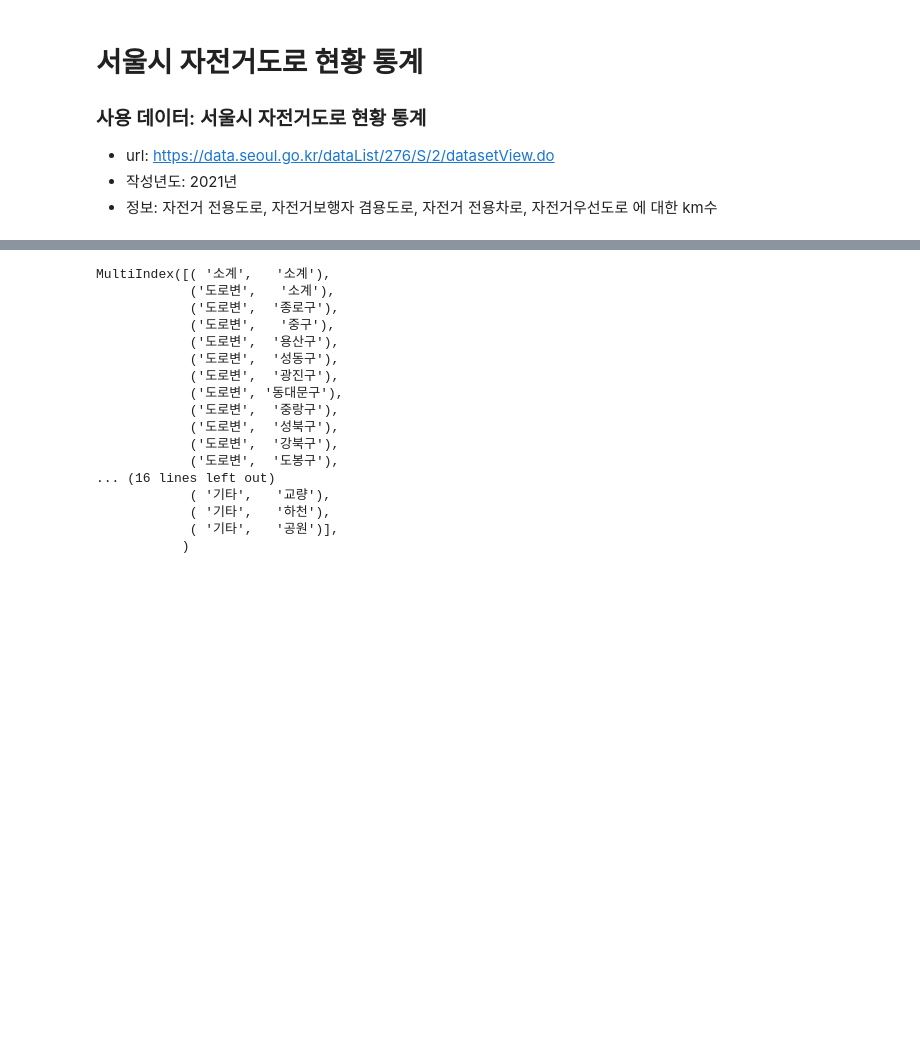
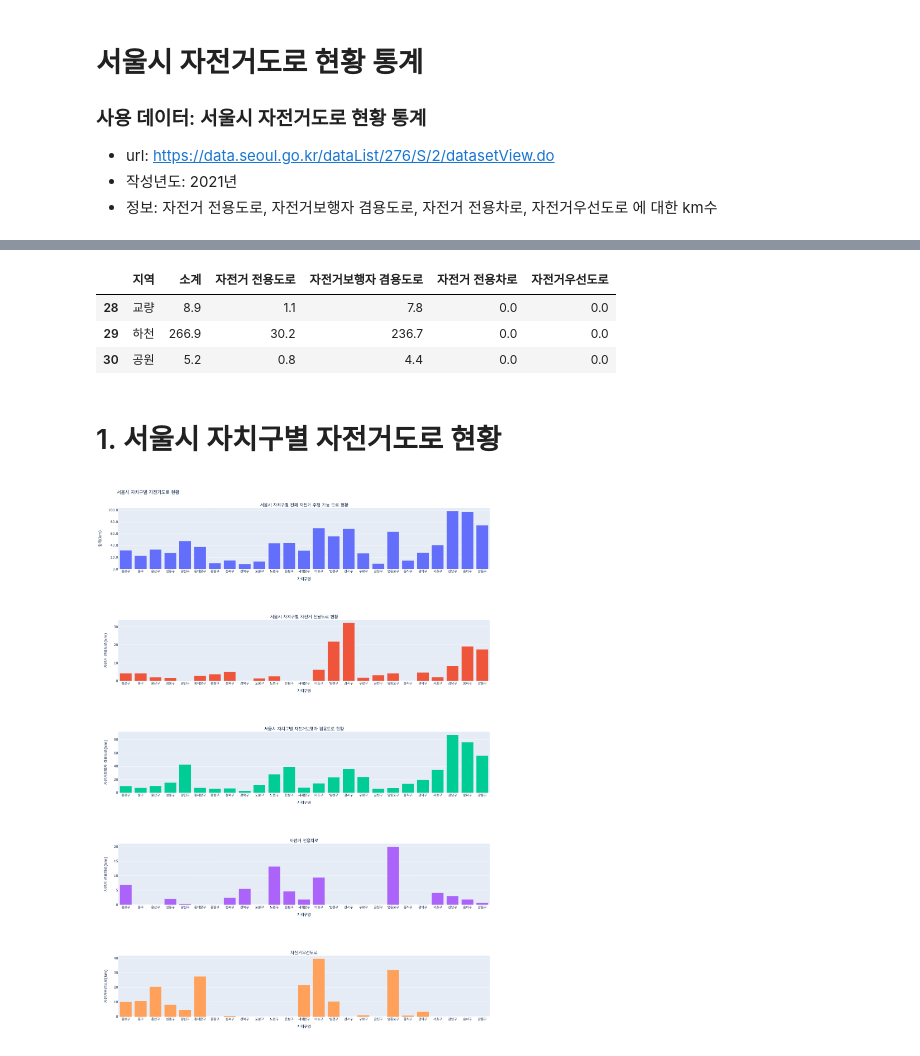
Before and after one commit to syshin0116/Dacon, a Jupyter notebook: 자전거도로/bike_road.ipynb, the cells around one changed output, grey strips where cells are left out. Saved outputs shown, nothing was run; the diff lists cells and outputs as text; code cells hidden in the pictures; blank space fills up the shorter version.

Commit message:
자전거도로량 시각화 시작

```diff
--- a/자전거도로/bike_road.ipynb
+++ b/자전거도로/bike_road.ipynb
@@ -32,3 +35,4 @@ df
 # %%
-df.columns
+df_gu = df[2:27]
+df_gu
 # %% [output]
@@ -46,20 +56,44 @@ MultiIndex([(         '소계', '노선수 (개)'),
 # %%
-df.index
+df_etc = df[28:]
+df_etc
 # %% [output]
-MultiIndex([( '소계',   '소계'),
-            ('도로변',   '소계'),
-            ('도로변',  '종로구'),
-            ('도로변',   '중구'),
-            ('도로변',  '용산구'),
-            ('도로변',  '성동구'),
-            ('도로변',  '광진구'),
-            ('도로변', '동대문구'),
-            ('도로변',  '중랑구'),
-            ('도로변',  '성북구'),
-            ('도로변',  '강북구'),
-            ('도로변',  '도봉구'),
-... (16 lines left out)
-            ( '기타',   '교량'),
-            ( '기타',   '하천'),
-            ( '기타',   '공원')],
-           )
+|  | 지역 | 소계 | 자전거 전용도로 | 자전거보행자 겸용도로 | 자전거 전용차로 | 자전거우선도로 |
+| 28 | 교량 | 8.9 | 1.1 | 7.8 | 0.0 | 0.0 |
+| 29 | 하천 | 266.9 | 30.2 | 236.7 | 0.0 | 0.0 |
+| 30 | 공원 | 5.2 | 0.8 | 4.4 | 0.0 | 0.0 |
+# %% [markdown]
+# 1. 서울시 자치구별 자전거도로 현황
+# %%
+# Initialize figure with subplots
+fig = make_subplots(
+    rows=5, cols=1, subplot_titles=("서울시 자치구별 전체 자전거 주행 가능 도로 현황", "서울시 자치구별 자전거 전용도로 현황", "서울시 자치구별 자전거보행자 겸용도로 현황", "서울시 자치구별 자전거 전용차로", "서울시 자치구별 자전거우선도로")
+)
+
+# Add traces
+fig.add_trace(go.Bar(x=df_gu.지역, y=df_gu['소계'], showlegend=False), row=1, col=1)
+fig.add_trace(go.Bar(x=df_gu.지역, y=df_gu['자전거 전용도로'], showlegend=False), row=2, col=1)
+fig.add_trace(go.Bar(x=df_gu.지역, y=df_gu['자전거보행자 겸용도로'], showlegend=False), row=3, col=1)
+fig.add_trace(go.Bar(x=df_gu.지역, y=df_gu['자전거 전용차로'], showlegend=False), row=4, col=1)
+fig.add_trace(go.Bar(x=df_gu.지역, y=df_gu['자전거우선도로'], showlegend=False), row=5, col=1)
+
+# Update xaxis properties
+fig.update_xaxes(title_text="자치구명", row=1, col=1)
+fig.update_xaxes(title_text="자치구명", row=2, col=1)
+fig.update_xaxes(title_text="자치구명", row=3, col=1)
+fig.update_xaxes(title_text="자치구명", row=4, col=1)
+fig.update_xaxes(title_text="자치구명", row=5, col=1)
+
+# Update yaxis properties
+fig.update_yaxes(title_text="합계(km)", row=1, col=1)
+fig.update_yaxes(title_text="자전거 전용도로(km)", row=2, col=1)
+fig.update_yaxes(title_text="자전거보행자 겸용도로(km)", row=3, col=1)
+fig.update_yaxes(title_text="자전거 전용차로(km)", row=4, col=1)
+fig.update_yaxes(title_text="자전거우선도로(km)", row=5, col=1)
+
+# Update title and height
+fig.update_layout(title_text="서울시 자치구별 자전거도로 현황", height=2000, barmode='stack', yaxis=dict(tickformat=".1f"))
+
+
+fig.show()
+# %% [output]
+[figure, added]
```
Also changed, not shown: parts of 5 cells of this notebook, 2 other files.
